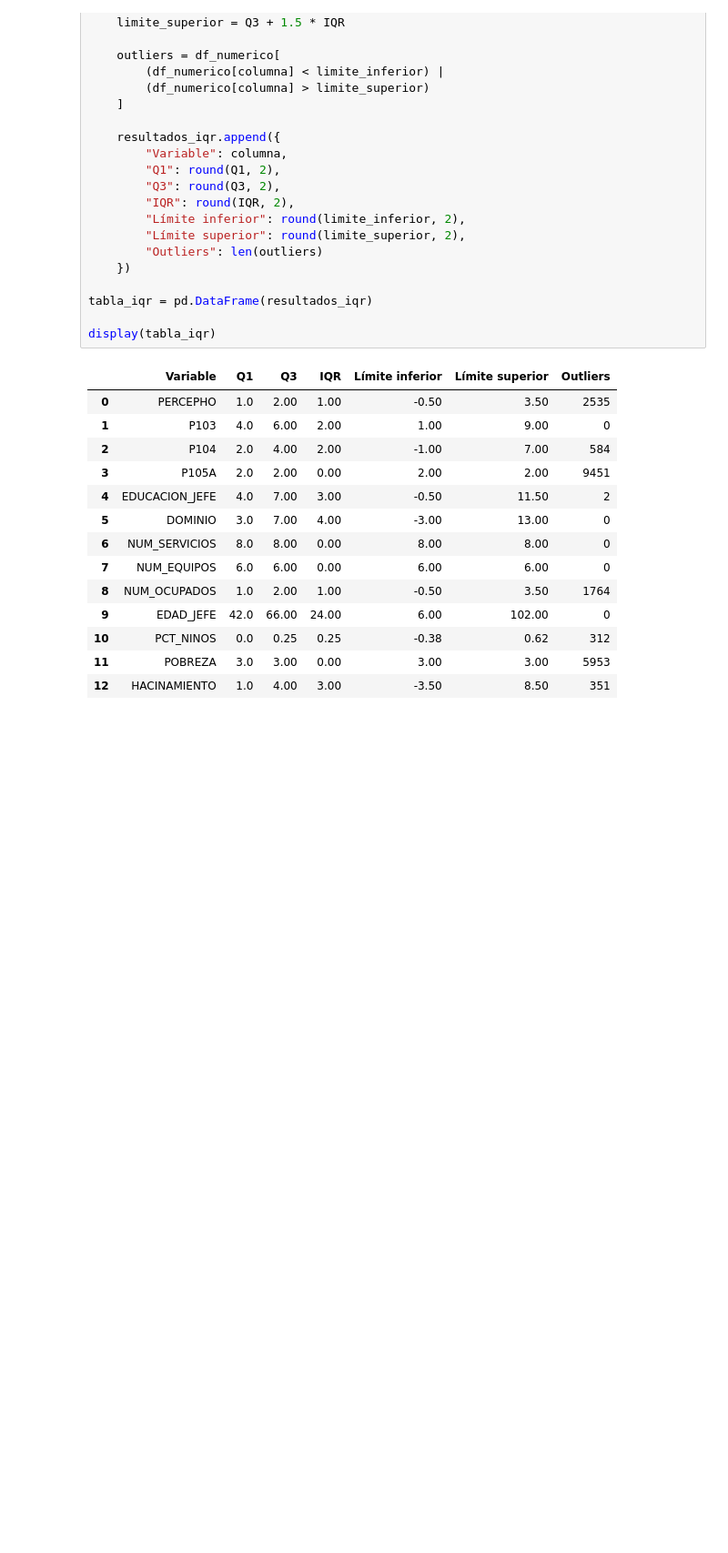
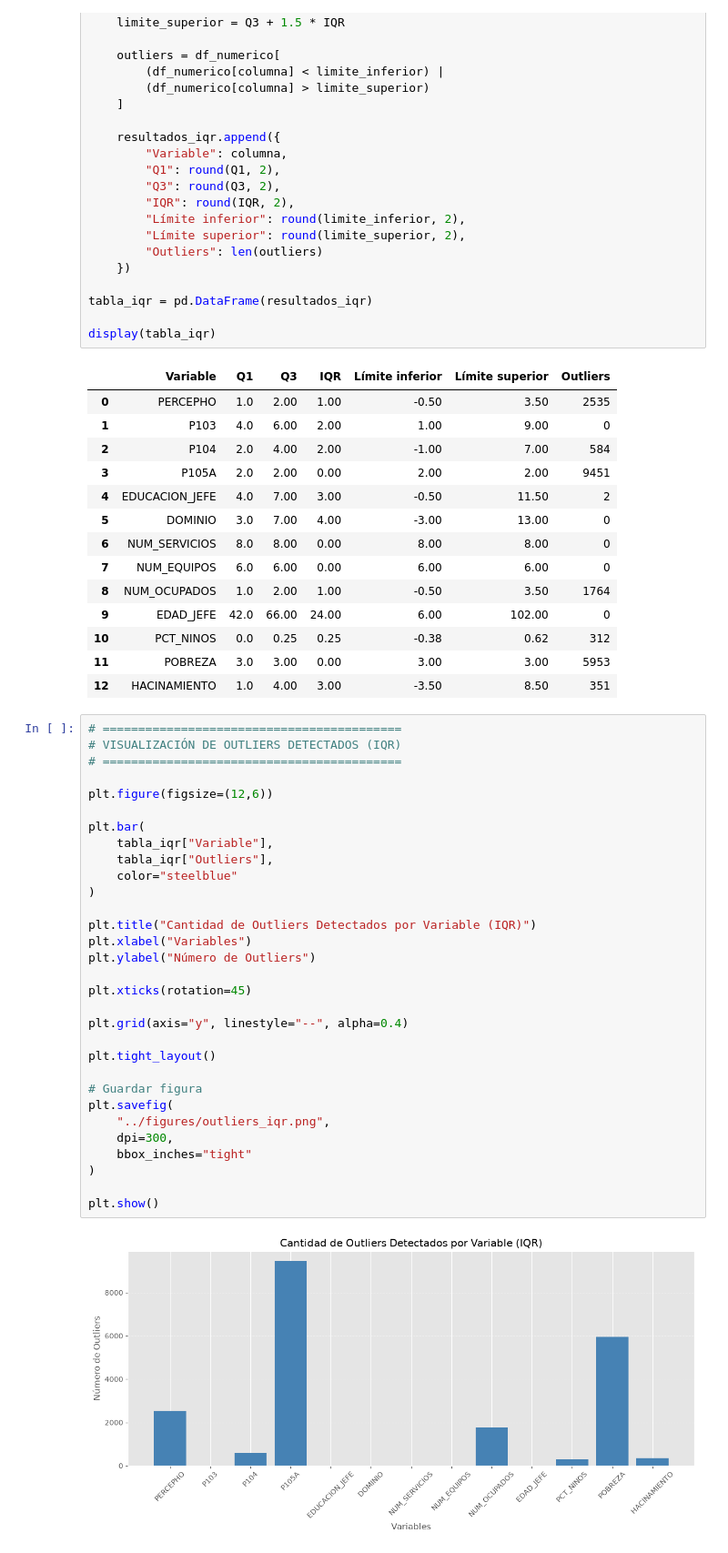
Before and after one commit to DianAnto2103/AnalisisENAHO2025, a Jupyter notebook: notebooks/02_Outliers.ipynb, the cells around one changed output. Shown at 91% size. Drawn from its saved outputs; the diff is of its cells as text; blank space fills up the shorter version.

Commit message:
visualizar cantidad de outliers detectados con IQR

```diff
--- a/notebooks/02_Outliers.ipynb
+++ b/notebooks/02_Outliers.ipynb
@@ -243,3 +243,36 @@ display(tabla_iqr)
 | 10 | PCT_NINOS | 0.0 | 0.25 | 0.25 | -0.38 | 0.62 | 312 |
 | 11 | POBREZA | 3.0 | 3.00 | 0.00 | 3.00 | 3.00 | 5953 |
 | 12 | HACINAMIENTO | 1.0 | 4.00 | 3.00 | -3.50 | 8.50 | 351 |
+# %%
+# ==========================================
+# VISUALIZACIÓN DE OUTLIERS DETECTADOS (IQR)
+# ==========================================
+
+plt.figure(figsize=(12,6))
+
+plt.bar(
+    tabla_iqr["Variable"],
+    tabla_iqr["Outliers"],
+    color="steelblue"
+)
+
+plt.title("Cantidad de Outliers Detectados por Variable (IQR)")
+plt.xlabel("Variables")
+plt.ylabel("Número de Outliers")
+
+plt.xticks(rotation=45)
+
+plt.grid(axis="y", linestyle="--", alpha=0.4)
+
+plt.tight_layout()
+
+# Guardar figura
+plt.savefig(
+    "../figures/outliers_iqr.png",
+    dpi=300,
+    bbox_inches="tight"
+)
+
+plt.show()
+# %% [output]
+[figure, added]
```
Also changed, not shown: 1 other file.
